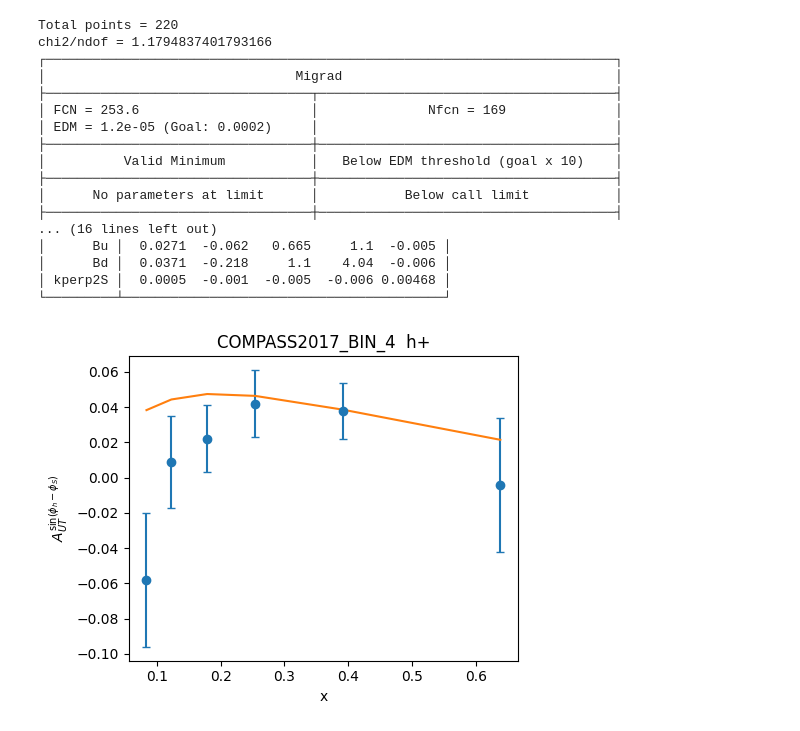
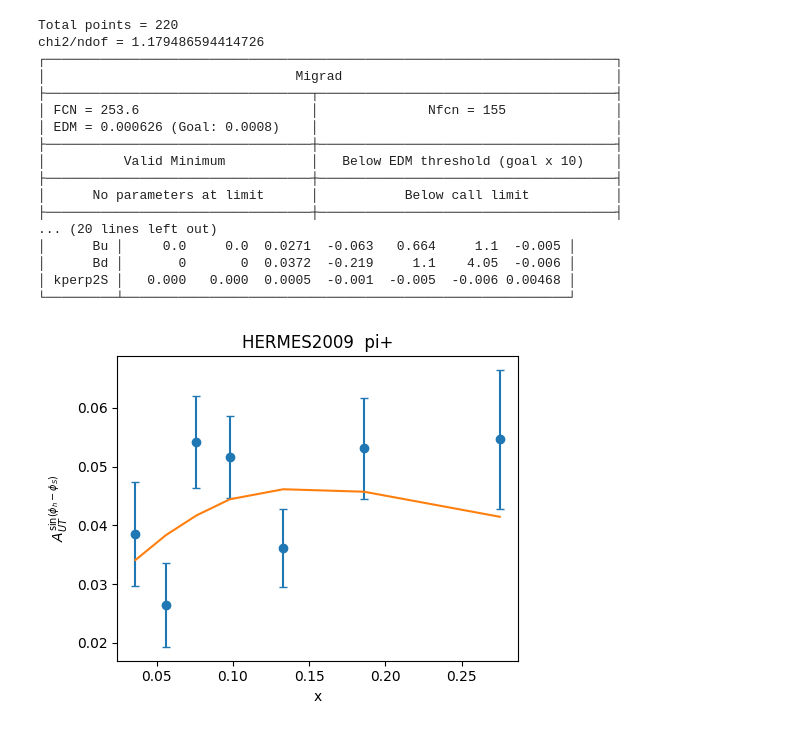
Before and after one commit to siddhesh-padval/Boglione2018dqd, a Jupyter notebook: Boglione2018dqd.ipynb, the cells around one changed output. Cells and saved outputs as stored; diff of their text form; code cells hidden in the pictures.

Commit message:
Plots added

```diff
--- a/Boglione2018dqd.ipynb
+++ b/Boglione2018dqd.ipynb
@@ -189,17 +184,21 @@ def chi2(Nu, Nd, Bu, Bd, kperp2S):
 
     return total_chi2
 # %%
-m = Minuit(chi2, Nu=0.4, Nd=-0.6, Bu=5.0, Bd=6.0, kperp2S=0.3)
+m = Minuit(chi2, Au=0.0, Ad=0.0, Nu=0.4, Nd=-0.6, Bu=5.0, Bd=6.0, kperp2S=0.3)
 
+m.fixed["Au"] = True
+m.fixed["Ad"] = True
+
+#m.limits["Au"] = (-1.0, 1.0)
+#m.limits["Ad"] = (-1.0, 1.0)
 m.limits["Nu"] = (-1.0, 1.0)
 m.limits["Nd"] = (-1.0, 1.0)
 m.limits["Bu"] = (0.0, 10.0)
 m.limits["Bd"] = (0.0, 10.0)
 m.limits["kperp2S"] = (0.0, 1.0)
 
-m.errordef = 1
+m.errordef = 4
 m.migrad()
-m.errordef = 4
 m.hesse()
 
 npoints = 0
@@ -213,26 +212,26 @@ print("chi2/ndof =", m.fval/ndof)
 print(m)
 # %% [output]
 Total points = 220
-chi2/ndof = 1.1794837401793166
+chi2/ndof = 1.179486594414726
 ┌─────────────────────────────────────────────────────────────────────────┐
 │                                Migrad                                   │
 ├──────────────────────────────────┬──────────────────────────────────────┤
-│ FCN = 253.6                      │              Nfcn = 169              │
-│ EDM = 1.2e-05 (Goal: 0.0002)     │                                      │
+│ FCN = 253.6                      │              Nfcn = 155              │
+│ EDM = 0.000626 (Goal: 0.0008)    │                                      │
 ├──────────────────────────────────┼──────────────────────────────────────┤
 │          Valid Minimum           │   Below EDM threshold (goal x 10)    │
 ├──────────────────────────────────┼──────────────────────────────────────┤
 │      No parameters at limit      │           Below call limit           │
 ├──────────────────────────────────┼──────────────────────────────────────┤
-... (16 lines left out)
-│      Bu │  0.0271  -0.062   0.665     1.1  -0.005 │
-│      Bd │  0.0371  -0.218     1.1    4.04  -0.006 │
-│ kperp2S │  0.0005  -0.001  -0.005  -0.006 0.00468 │
-└─────────┴─────────────────────────────────────────┘
+... (20 lines left out)
+│      Bu │     0.0     0.0  0.0271  -0.063   0.664     1.1  -0.005 │
+│      Bd │       0       0  0.0372  -0.219     1.1    4.05  -0.006 │
+│ kperp2S │   0.000   0.000  0.0005  -0.001  -0.005  -0.006 0.00468 │
+└─────────┴─────────────────────────────────────────────────────────┘
 # %%
 def plot_sivers(Sivers_data,
                 exp, had, dep,
-                Nu, Nd, Bu, Bd, kperp2S):
+                Au, Ad, Nu, Nd, Bu, Bd, kperp2S):
 
     data = Sivers_data[exp][had][dep]
 
@@ -248,23 +247,15 @@ def plot_sivers(Sivers_data,
             pT_data[i],
             z_data[i],
             Q2_data[i],
-            Nu, Nd, Bu, Bd, kperp2S,
+            Au, Ad, Nu, Nd, Bu, Bd, kperp2S,
             exp, had)
         for i in range(len(x_data))
     ])
 
-    # Sort for smooth line
-    sort_idx = np.argsort(x_data)
-    x_sorted = x_data[sort_idx]
-    A_sorted = A_th[sort_idx]
-
-    # ---- Plot ----
     plt.figure(figsize=(5,4))
-
     plt.errorbar(x_data, A_data, yerr=err,
                  fmt='o', capsize=3)
-
-    plt.plot(x_sorted, A_sorted)
+    plt.plot(x_data, A_th)
 
     plt.xlabel(dep)
     plt.ylabel(r"$A_{UT}^{\sin(\phi_h-\phi_S)}$")
@@ -272,7 +263,7 @@ def plot_sivers(Sivers_data,
 
     plt.tight_layout()
     plt.show()
-
-plot_sivers(Sivers_data, "COMPASS2017_BIN_4", "h+", "x", 0.40, -0.63, 5.43, 6.45, 0.30)
-# %% [output]
-[figure, removed]
+# %%
+plot_sivers(Sivers_data, "HERMES2009", "pi+", "x", 0.0, 0.0, 0.40, -0.63, 5.43, 6.45, 0.30)
+# %% [output]
+[figure, added]
```
Also changed, not shown: parts of 16 cells of this notebook.
